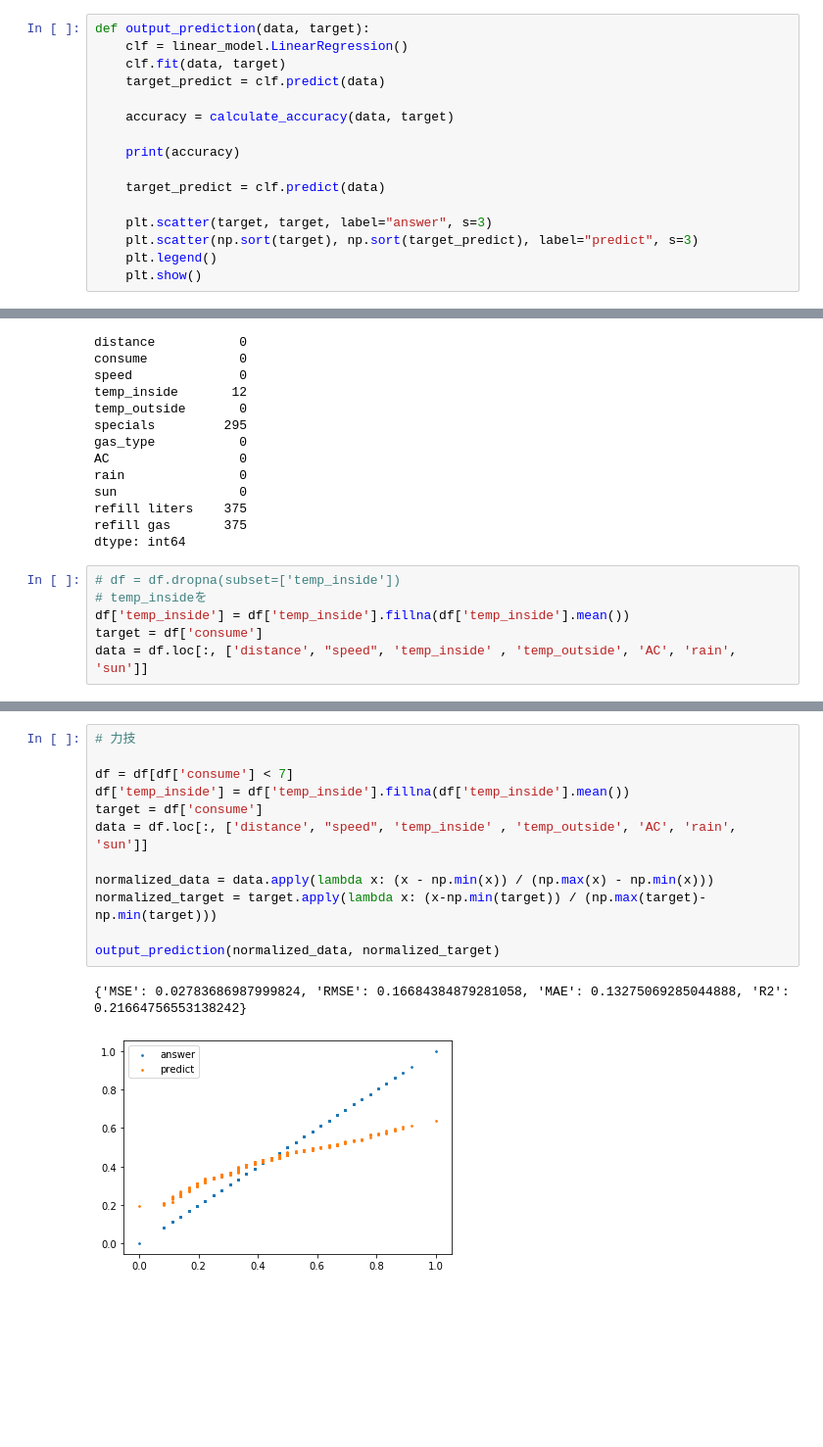
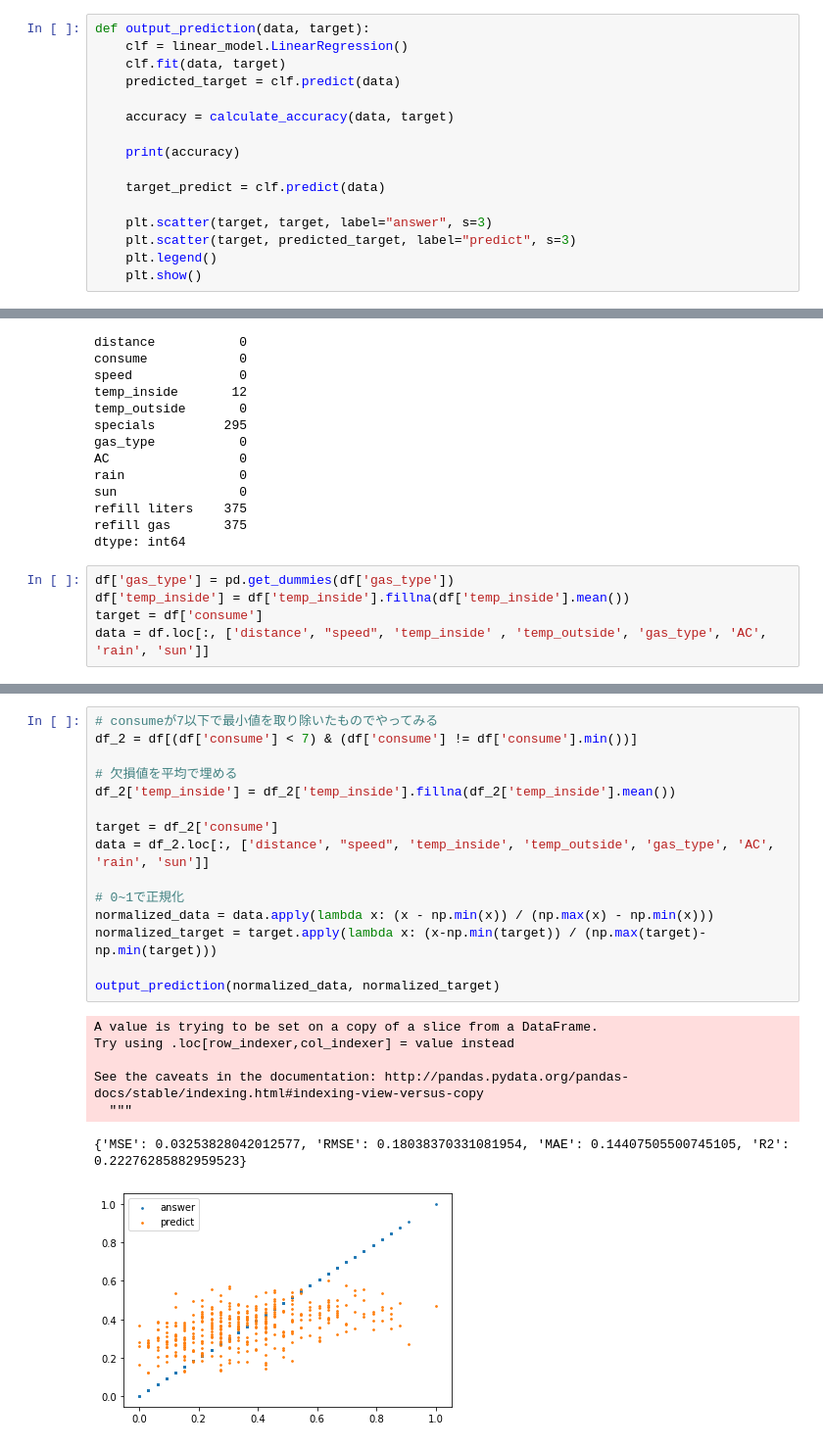
Before and after one commit to kt38k/CarFuelConsumption, a Jupyter notebook: Day1_work_三宅海斗.ipynb, the cells around one changed output, grey strips where cells are left out. Shown at 98% size. Cells and saved outputs as stored; diff of their text form; blank space fills up the shorter version.

```diff
--- a/Day1_work_三宅海斗.ipynb
+++ b/Day1_work_三宅海斗.ipynb
@@ -24,7 +24,7 @@ from sklearn.metrics import r2_score
 def output_prediction(data, target):
     clf = linear_model.LinearRegression()
     clf.fit(data, target)
-    target_predict = clf.predict(data)
+    predicted_target = clf.predict(data)
 
     accuracy = calculate_accuracy(data, target)
 
@@ -33,7 +33,7 @@ def output_prediction(data, target):
     target_predict = clf.predict(data)
 
     plt.scatter(target, target, label="answer", s=3)
-    plt.scatter(np.sort(target), np.sort(target_predict), label="predict", s=3)
+    plt.scatter(target, predicted_target, label="predict", s=3)
     plt.legend()
     plt.show()
 # %%
@@ -91,8 +91,7 @@ refill liters    375
 refill gas       375
 dtype: int64
 # %%
-# df = df.dropna(subset=['temp_inside'])
-# temp_insideを
+df['gas_type'] = pd.get_dummies(df['gas_type'])
 df['temp_inside'] = df['temp_inside'].fillna(df['temp_inside'].mean())
 target = df['consume']
-data = df.loc[:, ['distance', "speed", 'temp_inside' , 'temp_outside', 'AC', 'rain', 'sun']]
+data = df.loc[:, ['distance', "speed", 'temp_inside' , 'temp_outside', 'gas_type', 'AC', 'rain', 'sun']]
@@ -123,15 +146,23 @@ output_prediction(normalized_data, normalized_target)
 # %%
-# 力技
+# consumeが7以下で最小値を取り除いたものでやってみる
+df_2 = df[(df['consume'] < 7) & (df['consume'] != df['consume'].min())]
 
-df = df[df['consume'] < 7]
-df['temp_inside'] = df['temp_inside'].fillna(df['temp_inside'].mean())
-target = df['consume']
-data = df.loc[:, ['distance', "speed", 'temp_inside' , 'temp_outside', 'AC', 'rain', 'sun']]
+# 欠損値を平均で埋める
+df_2['temp_inside'] = df_2['temp_inside'].fillna(df_2['temp_inside'].mean())
 
+target = df_2['consume']
+data = df_2.loc[:, ['distance', "speed", 'temp_inside', 'temp_outside', 'gas_type', 'AC', 'rain', 'sun']]
+
+# 0~1で正規化
 normalized_data = data.apply(lambda x: (x - np.min(x)) / (np.max(x) - np.min(x)))
 normalized_target = target.apply(lambda x: (x-np.min(target)) / (np.max(target)-np.min(target)))
 
 output_prediction(normalized_data, normalized_target)
 # %% [output]
-{'MSE': 0.02783686987999824, 'RMSE': 0.16684384879281058, 'MAE': 0.13275069285044888, 'R2': 0.21664756553138242}
+A value is trying to be set on a copy of a slice from a DataFrame.
+Try using .loc[row_indexer,col_indexer] = value instead
+
+See the caveats in the documentation: http://pandas.pydata.org/pandas-docs/stable/indexing.html#indexing-view-versus-copy
+  """
+{'MSE': 0.03253828042012577, 'RMSE': 0.18038370331081954, 'MAE': 0.14407505500745105, 'R2': 0.22276285882959523}
-[figure, old version]
+[figure, new version]
```
Also changed, not shown: parts of 7 cells of this notebook.
